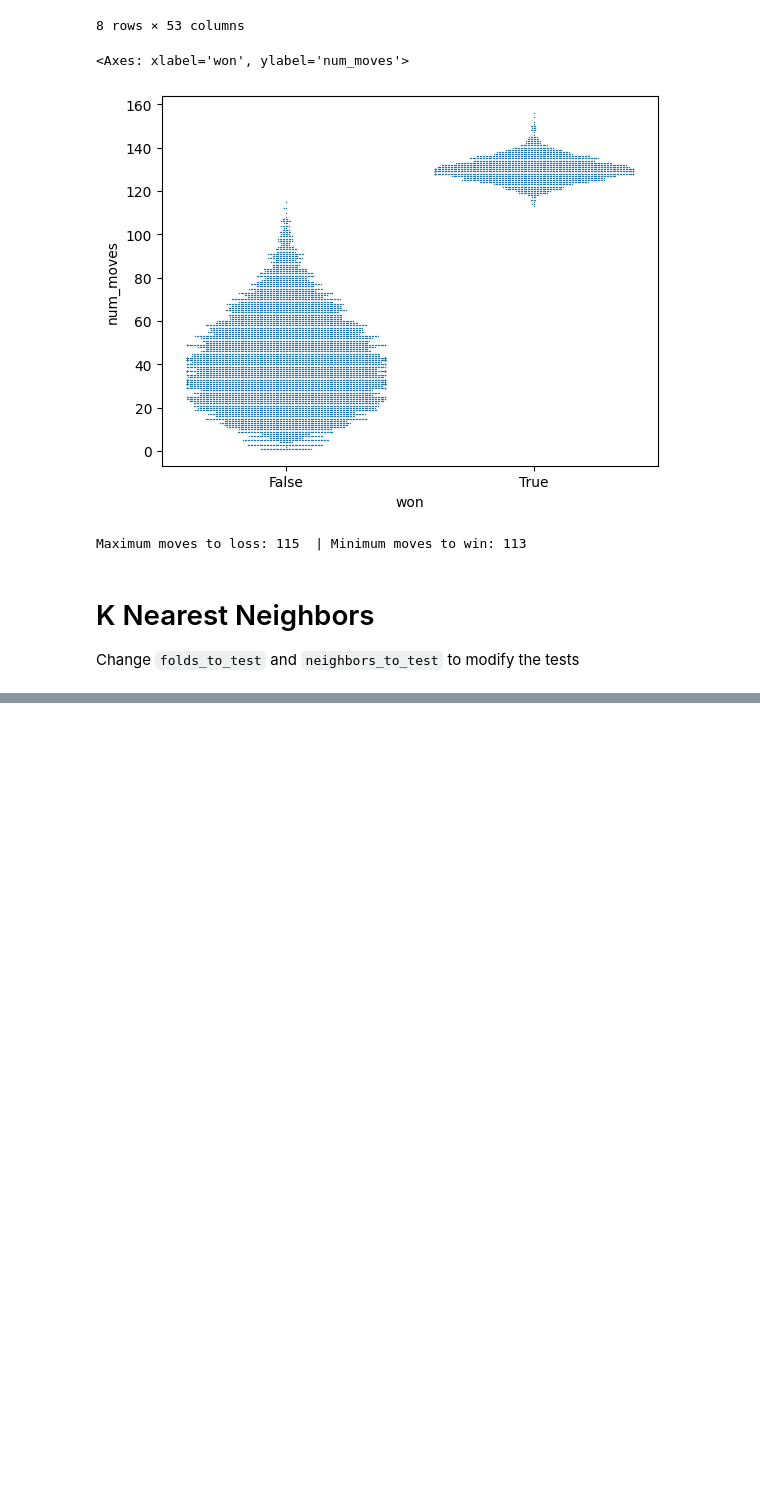
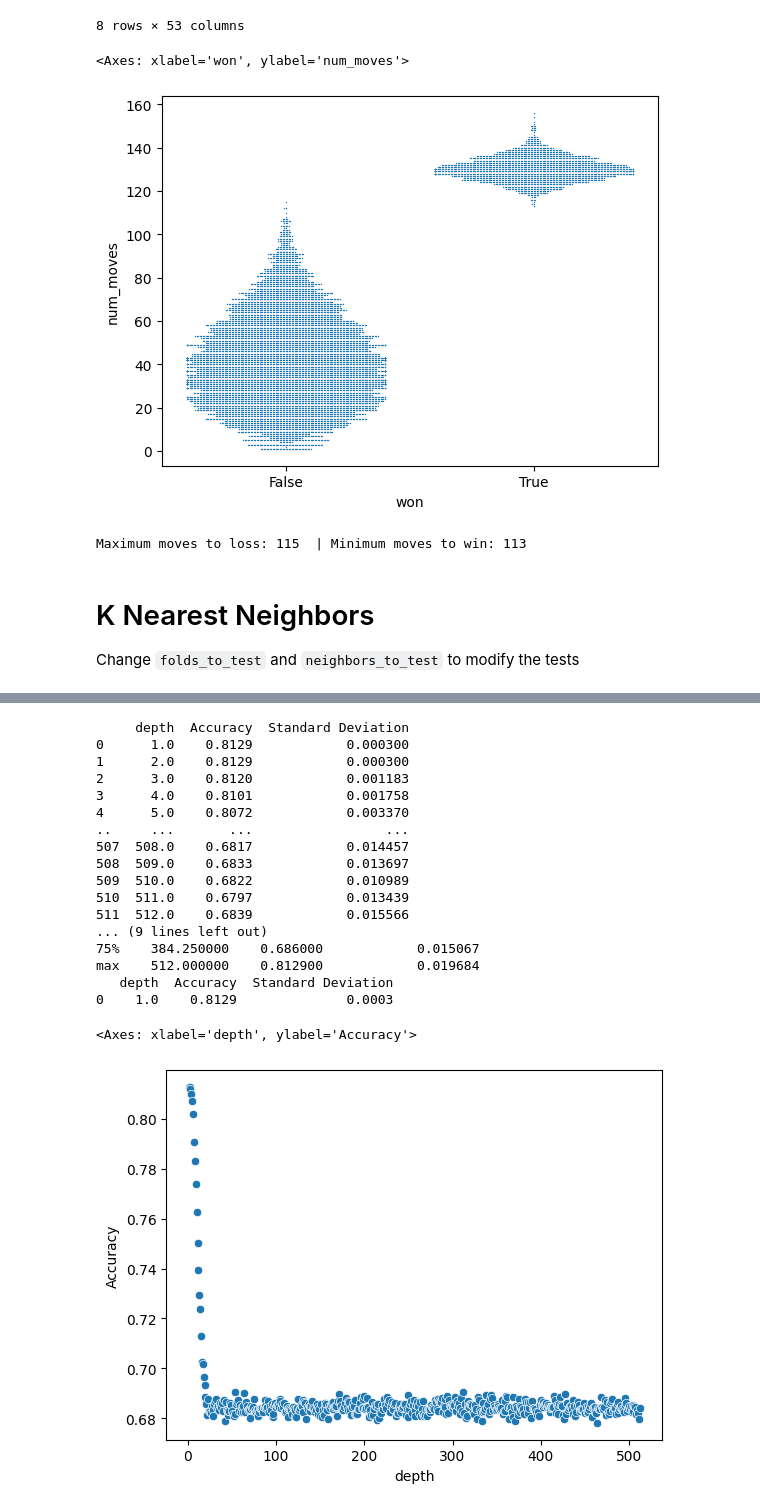
Before and after one commit to Ben2445Fun/solitaire-ai, a Jupyter notebook: testing.ipynb, the cells around one changed output, grey strips where cells are left out. Cells and saved outputs as stored; diff of their text form; code cells hidden in the pictures; blank space fills up the shorter version.

```diff
--- a/testing.ipynb
+++ b/testing.ipynb
@@ -178,0 +181,18 @@ KeyboardInterrupt:
+# %%
+mult: int = 1
+rbf: int = 1
+# GPC Test
+gpc_results = pd.DataFrame(columns=['Multiplier', 'RBF', 'Accuracy', 'Standard Deviation'])
+# Test different folds
+with alive_bar(mult*rbf, force_tty=True) as bar:
+    for i in range(1, mult+1):
+        for k in range(1, rbf+1):
+            cvs = cross_val_score(GPC(i * RBF(k)), X_sc, y, cv=10, n_jobs=-1)
+            mean: float = float(np.mean(cvs))
+            std: float = float(np.std(cvs))
+            gpc_results.loc[len(gpc_results)] = [i, k, mean, std]
+            bar()
+print(gpc_results)
+print(gpc_results.describe())
+print(gpc_results.iloc[[int(gpc_results['Accuracy'].idxmax())]])
+sns.scatterplot(data=gpc_results,x='Multiplier',hue='RBF',y='Accuracy')
@@ -178,0 +204,36 @@ KeyboardInterrupt:
+# %%
+depth: int = 512
+# Tree Test
+dtree_results = pd.DataFrame(columns=['depth', 'Accuracy', 'Standard Deviation'])
+# Test different folds
+with alive_bar(depth, force_tty=True) as bar:
+    for i in range(1, depth+1):
+        cvs = cross_val_score(DTree(max_depth=i), X_sc, y, cv=10, n_jobs=-1)
+        mean: float = float(np.mean(cvs))
+        std: float = float(np.std(cvs))
+        dtree_results.loc[len(dtree_results)] = [i, mean, std]
+        bar()
+print(dtree_results)
+print(dtree_results.describe())
+print(dtree_results.iloc[[int(dtree_results['Accuracy'].idxmax())]])
+sns.scatterplot(data=dtree_results,x='depth',y='Accuracy')
+# %% [output]
+     depth  Accuracy  Standard Deviation
+0      1.0    0.8129            0.000300
+1      2.0    0.8129            0.000300
+2      3.0    0.8120            0.001183
+3      4.0    0.8101            0.001758
+4      5.0    0.8072            0.003370
+..     ...       ...                 ...
+507  508.0    0.6817            0.014457
+508  509.0    0.6833            0.013697
+509  510.0    0.6822            0.010989
+510  511.0    0.6797            0.013439
+511  512.0    0.6839            0.015566
+... (9 lines left out)
+75%    384.250000    0.686000            0.015067
+max    512.000000    0.812900            0.019684
+   depth  Accuracy  Standard Deviation
+0    1.0    0.8129              0.0003
+<Axes: xlabel='depth', ylabel='Accuracy'>
+[figure, added]
```
Also changed, not shown: parts of 13 cells of this notebook.
